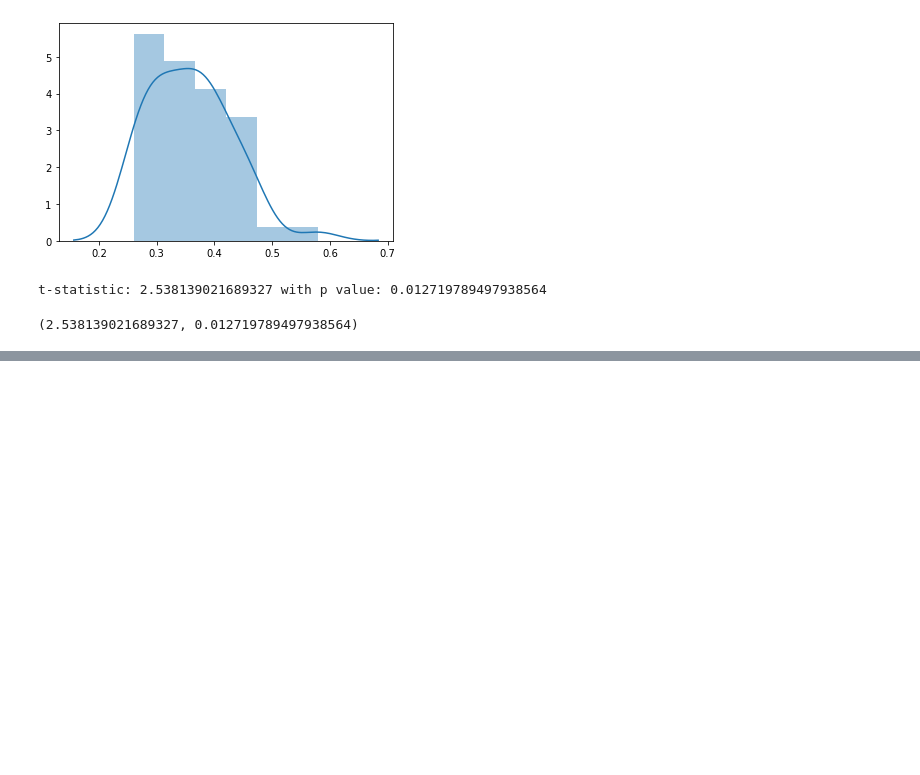
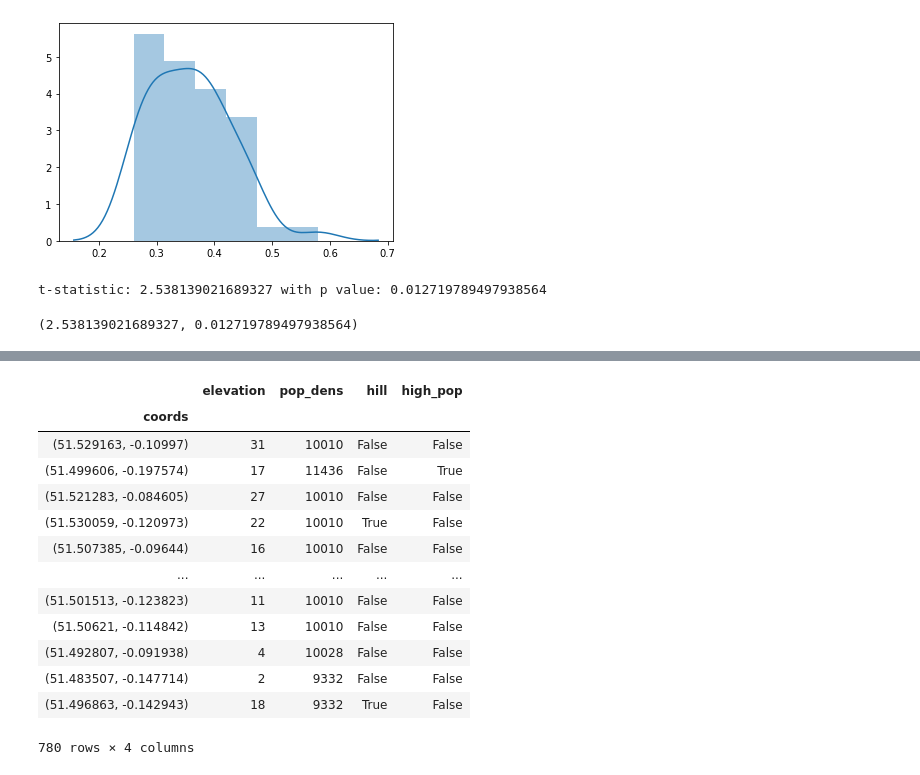
Before and after one commit to MHannan94/mod3_project, a Jupyter notebook: mo.ipynb, the cells around one changed output, grey strips where cells are left out. Drawn from its saved outputs; the diff is of its cells as text; code cells hidden in the pictures; blank space fills up the shorter version.

Commit message:
data_taking classes

```diff
--- a/mo.ipynb
+++ b/mo.ipynb
@@ -442,0 +469,2 @@ t-statistic: 2.538139021689327 with p value: 0.012719789497938564
+# %%
+geo = GeoGetter()
@@ -442,0 +504,2 @@ t-statistic: 2.538139021689327 with p value: 0.012719789497938564
+# %%
+geo.add_hill_data()
@@ -442,0 +516,19 @@ t-statistic: 2.538139021689327 with p value: 0.012719789497938564
+# %%
+geo.add_pop_data()
+# %%
+geo.df
+# %% [output]
+|  | elevation | pop_dens | hill | high_pop |
+| coords |  |  |  |  |
+| (51.529163, -0.10997) | 31 | 10010 | False | False |
+| (51.499606, -0.197574) | 17 | 11436 | False | True |
+| (51.521283, -0.084605) | 27 | 10010 | False | False |
+| (51.530059, -0.120973) | 22 | 10010 | True | False |
+| (51.507385, -0.09644) | 16 | 10010 | False | False |
+| ... | ... | ... | ... | ... |
+| (51.501513, -0.123823) | 11 | 10010 | False | False |
+| (51.50621, -0.114842) | 13 | 10010 | False | False |
+| (51.492807, -0.091938) | 4 | 10028 | False | False |
+| (51.483507, -0.147714) | 2 | 9332 | False | False |
+| (51.496863, -0.142943) | 18 | 9332 | True | False |
+780 rows × 4 columns
```
Also changed, not shown: parts of 16 cells of this notebook, 1 other file.
